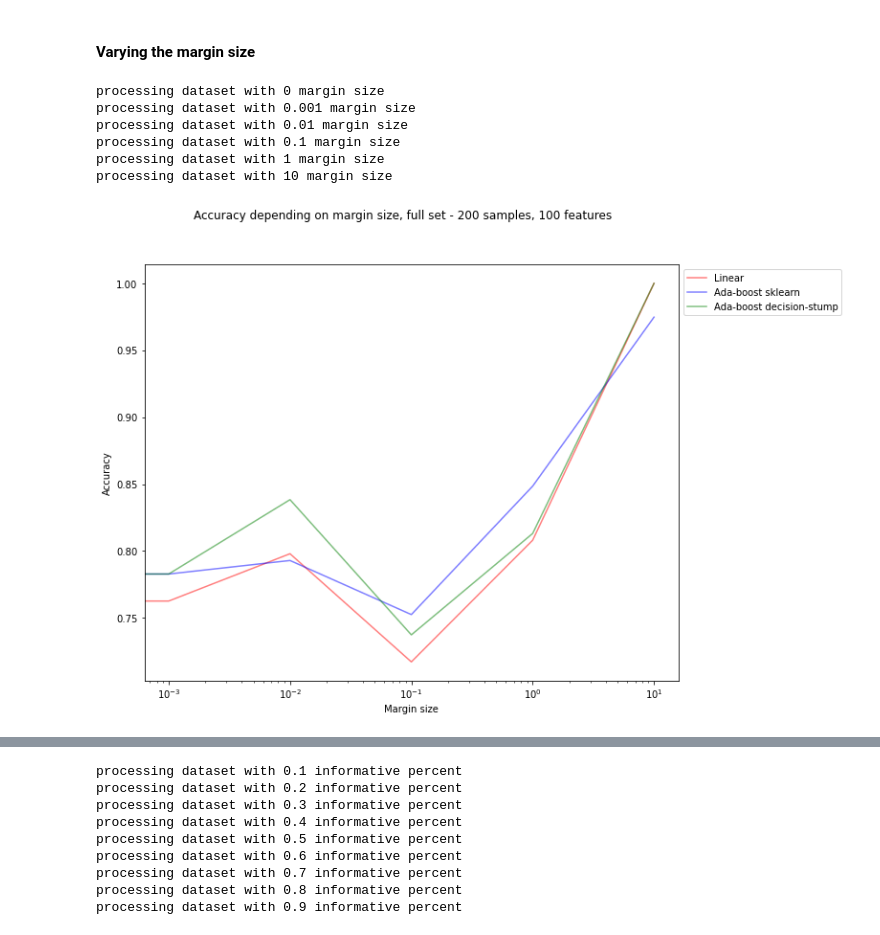
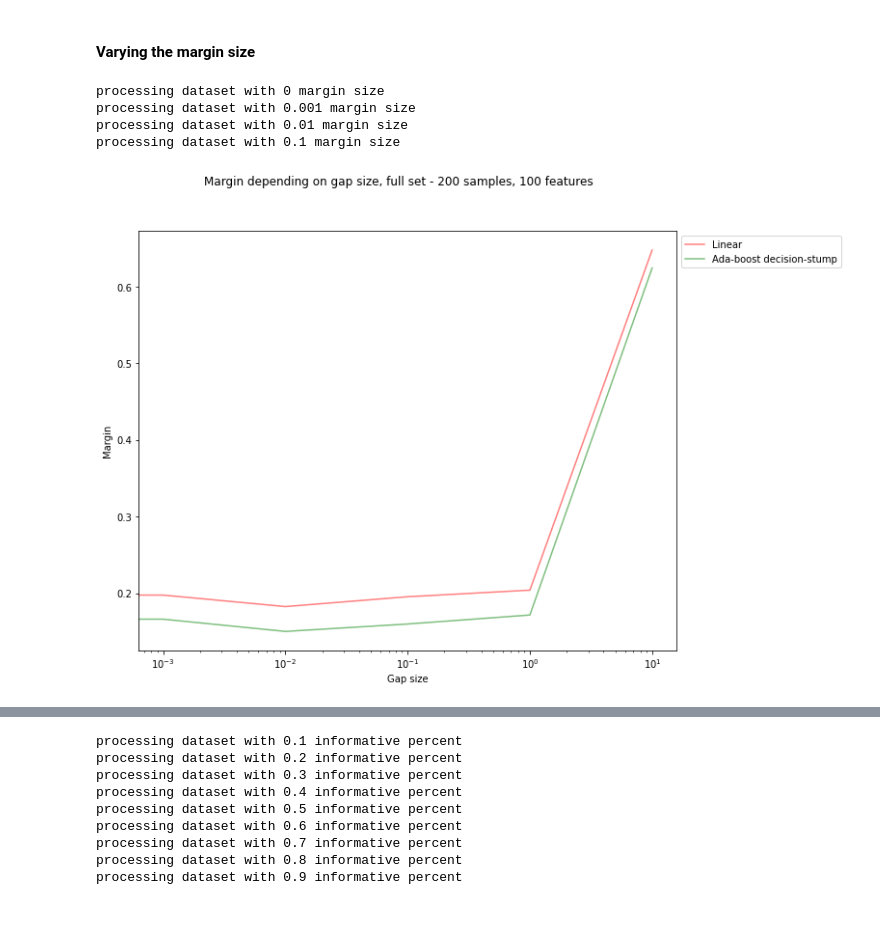
Before and after one commit to vkmbox/Ml-hse-final, a Jupyter notebook: ada-boost-implementations/code-python/notebooks/ClassifiersOnDifferentDatasets.ipynb, the cells around one changed output, grey strips where cells are left out. Drawn from its saved outputs; the diff is of its cells as text; code cells hidden in the pictures.

```diff
--- a/ada-boost-implementations/code-python/notebooks/ClassifiersOnDifferentDatasets.ipynb
+++ b/ada-boost-implementations/code-python/notebooks/ClassifiersOnDifferentDatasets.ipynb
@@ -131,9 +131,9 @@ def get_metrics(X_train, X_test, y_train, y_test):
 # %% [markdown]
 #### Varying the number of features
 # %%
-TESTS_COUNT=3
+TESTS_COUNT=5
 
-features_list=[25,50,75,100,125,150,175,200]#,225,250,275,300,325,350,375,400,425,450,475,500]
+features_list=[25,50,75,100,125,150,175,200,225,250,275,300,325,350,375,400,425,450,475,500]
 
 accuracy_linear=[]
 accuracy_sklearn=[]
@@ -233,18 +220,21 @@ dummy = plt.legend(bbox_to_anchor=(1, 1))
 # %% [markdown]
 #### Varying the margin size
 # %%
-TESTS_COUNT=3
+TESTS_COUNT=10
 FEATURES=100
 
 rho_list=[0,0.001,0.01,0.1,1,10]#,225,250,275,300,325,350,375,400,425,450,475,500]
+
 accuracy_linear=[]
 accuracy_sklearn=[]
 accuracy_stump=[]
+margin_linear=[]
+margin_stump=[]
 
 for v_rho in rho_list:
     print("processing dataset with {} margin size".format(v_rho))
     n_features, n_informative, n_redundant= FEATURES, int(FEATURES*0.4), int(FEATURES*0.4)
-    buff_linear, buff_sklearn, buff_stump=[], [], []
+    buff_linear, buff_sklearn, buff_stump, buffm_linear, buffm_stump=[], [], [], [], []
     for _ in range(TESTS_COUNT):
         X_train, X_test, y_train, y_test = generate_data \
             (n_features=n_features, n_informative=n_informative, n_redundant=n_redundant, rho=v_rho)
@@ -252,33 +242,35 @@ for v_rho in rho_list:
         buff_linear.append(metrics_linear['accuracy'])
         buff_sklearn.append(metrics_sklearn['accuracy'])
         buff_stump.append(metrics_stump['accuracy'])
+        buffm_linear.append(metrics_linear['margin'])
+        buffm_stump.append(metrics_stump['margin'])
 
     accuracy_linear.append(sum(buff_linear)/TESTS_COUNT)
     accuracy_sklearn.append(sum(buff_sklearn)/TESTS_COUNT)
     accuracy_stump.append(sum(buff_stump)/TESTS_COUNT)
+    margin_linear.append(sum(buffm_linear)/TESTS_COUNT)
+    margin_stump.append(sum(buffm_stump)/TESTS_COUNT)
 # %% [output]
 processing dataset with 0 margin size
 processing dataset with 0.001 margin size
 processing dataset with 0.01 margin size
 processing dataset with 0.1 margin size
-processing dataset with 1 margin size
-processing dataset with 10 margin size
 # %%
 options = [
     ('r', 'Linear'),
     ('b', 'Ada-boost sklearn'),
     ('g', 'Ada-boost decision-stump')
 ]
 
 plt.figure(figsize=(10, 8))
-plt.xlabel('Margin size')
-plt.ylabel('Accuracy')
+plt.xlabel('Gap size')
+plt.ylabel('Margin')
 plt.xscale("log")
-plt.suptitle("Accuracy depending on margin size, full set - 200 samples, 100 features")
+plt.suptitle("Margin depending on gap size, full set - 200 samples, 100 features")
 
-plt.plot(rho_list, accuracy_linear, options[0][0], alpha=0.5, label=options[0][1])
-plt.plot(rho_list, accuracy_sklearn, options[1][0], alpha=0.5, label= options[1][1])
-plt.plot(rho_list, accuracy_stump, options[2][0], alpha=0.5, label= options[2][1])
+plt.plot(rho_list, margin_linear, options[0][0], alpha=0.5, label=options[0][1])
+#plt.plot(features_list, accuracy_sklearn, options[1][0], alpha=0.5, label= options[1][1])
+plt.plot(rho_list, margin_stump, options[2][0], alpha=0.5, label= options[2][1])
 tmp = plt.legend(bbox_to_anchor=(1, 1))
 # %% [output]
-[figure, old version]
+[figure, new version]
```
Also changed, not shown: parts of 6 cells of this notebook, 7 other files.
